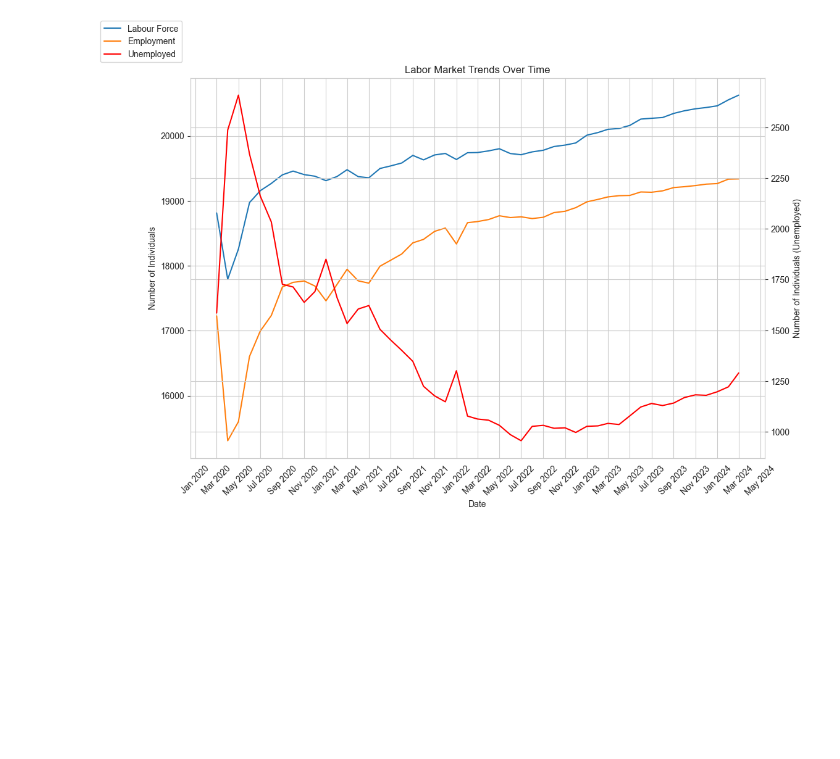
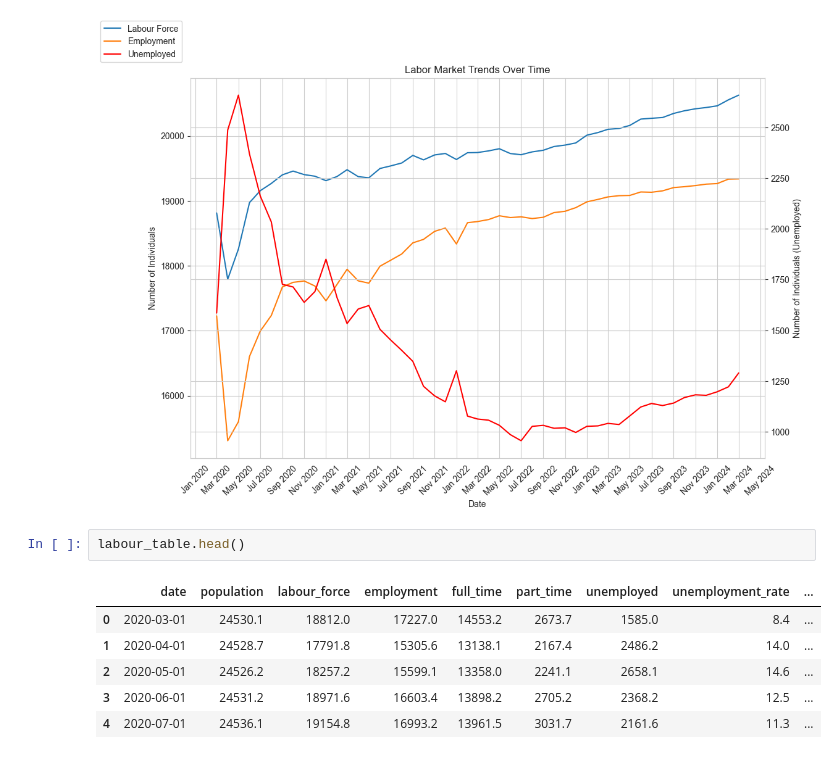
Before and after one commit to tw7366/Projects, a Jupyter notebook: Projects/Labour Market in Canada.ipynb, the cells around one changed output. Cells and saved outputs as stored; diff of their text form; blank space fills up the shorter version.

```diff
--- a/Projects/Labour Market in Canada.ipynb
+++ b/Projects/Labour Market in Canada.ipynb
@@ -250,3 +252,12 @@ fig.legend(loc="upper left")
 plt.show()
 # %% [output]
 [figure]
+# %%
+labour_table.head()
+# %% [output]
+|  | date | population | labour_force | employment | full_time | part_time | unemployed | unemployment_rate | ... |
+| 0 | 2020-03-01 | 24530.1 | 18812.0 | 17227.0 | 14553.2 | 2673.7 | 1585.0 | 8.4 | ... |
+| 1 | 2020-04-01 | 24528.7 | 17791.8 | 15305.6 | 13138.1 | 2167.4 | 2486.2 | 14.0 | ... |
+| 2 | 2020-05-01 | 24526.2 | 18257.2 | 15599.1 | 13358.0 | 2241.1 | 2658.1 | 14.6 | ... |
+| 3 | 2020-06-01 | 24531.2 | 18971.6 | 16603.4 | 13898.2 | 2705.2 | 2368.2 | 12.5 | ... |
+| 4 | 2020-07-01 | 24536.1 | 19154.8 | 16993.2 | 13961.5 | 3031.7 | 2161.6 | 11.3 | ... |
```
Also changed, not shown: parts of 3 cells of this notebook.
